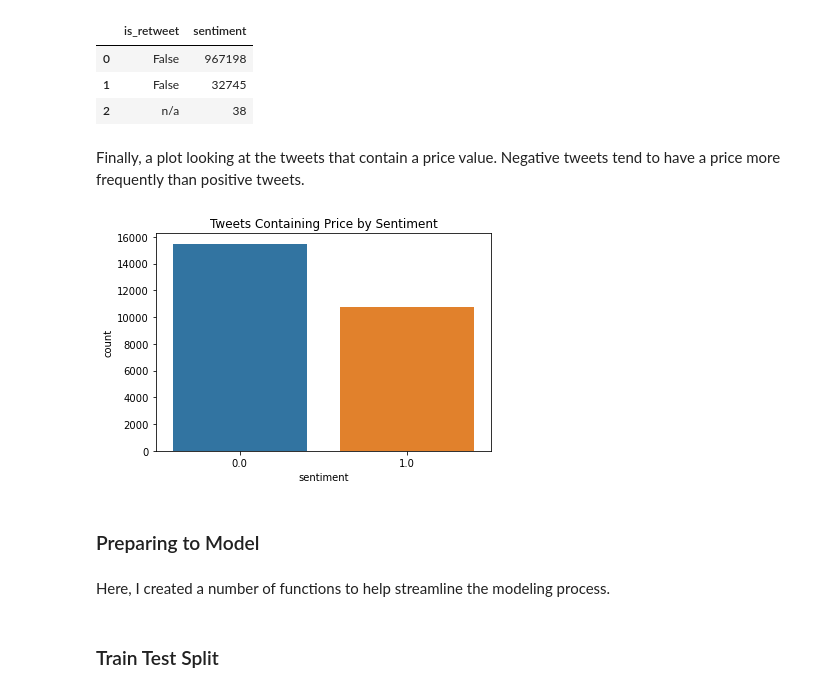
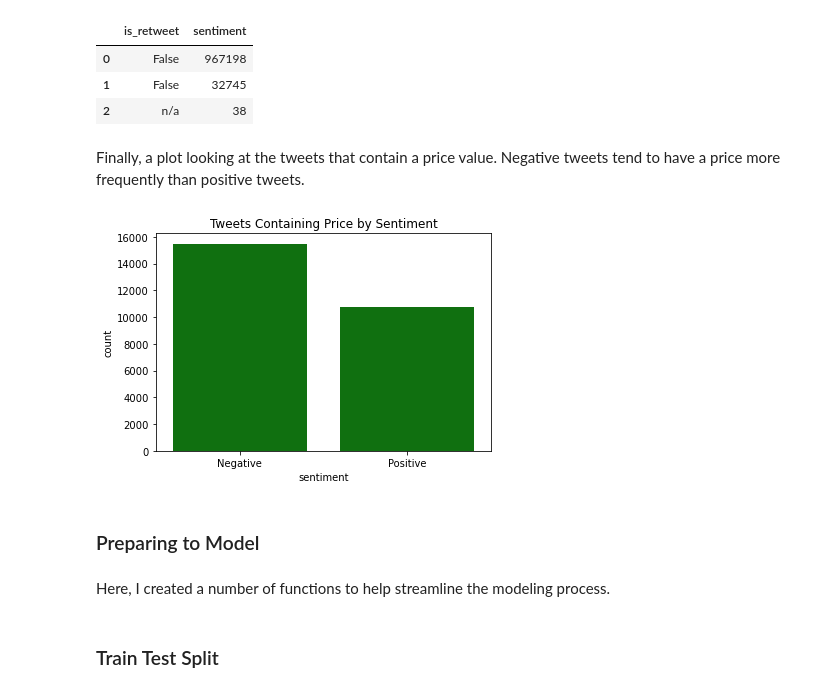
Before and after one commit to ntdoris/bitcoin-twitter-sentiment, a Jupyter notebook: project4.ipynb, the cells around one changed output. Saved outputs shown, nothing was run; the diff lists cells and outputs as text; code cells hidden in the pictures.

```diff
--- a/project4.ipynb
+++ b/project4.ipynb
@@ -951,9 +941,0 @@ text_data = text_data.drop('is_retweet', axis=1)
-# %% [markdown]
-Finally, a plot looking at the tweets that contain a price value. Negative tweets tend to have a price more frequently than positive tweets.
-# %%
-g = sns.countplot(x=text_data['sentiment'][text_data['contains_price']==1],
-                  label=['Positive', 'Negative'])
-g.set_title("Tweets Containing Price by Sentiment")
-plt.savefig('images/contains_price.png')
-# %% [output]
-[figure, removed]
@@ -960,7 +945,17 @@ plt.savefig('images/contains_price.png')
+# %% [markdown]
+Finally, a plot looking at the tweets that contain a price value. Negative tweets tend to have a price more frequently than positive tweets.
+# %%
+g = sns.countplot(x=text_data['sentiment'][text_data['contains_price']==1],
+                  label=['Positive', 'Negative'], color='g')
+g.set_title("Tweets Containing Price by Sentiment")
+g.set_xticklabels(['Negative', 'Positive'])
+plt.savefig('images/contains_price.png')
+# %% [output]
+[figure, added]
 # %% [markdown]
 ### Preparing to Model
-# %% [markdown]
-Here, I created a number of functions to help streamline the modeling process.
+# %% [markdown]
+Here, I created a number of functions to help streamline the modeling process.
 # %%
 '''
 Function that stores relevant scoring metrics
```
Also changed, not shown: parts of 163 cells of this notebook.
